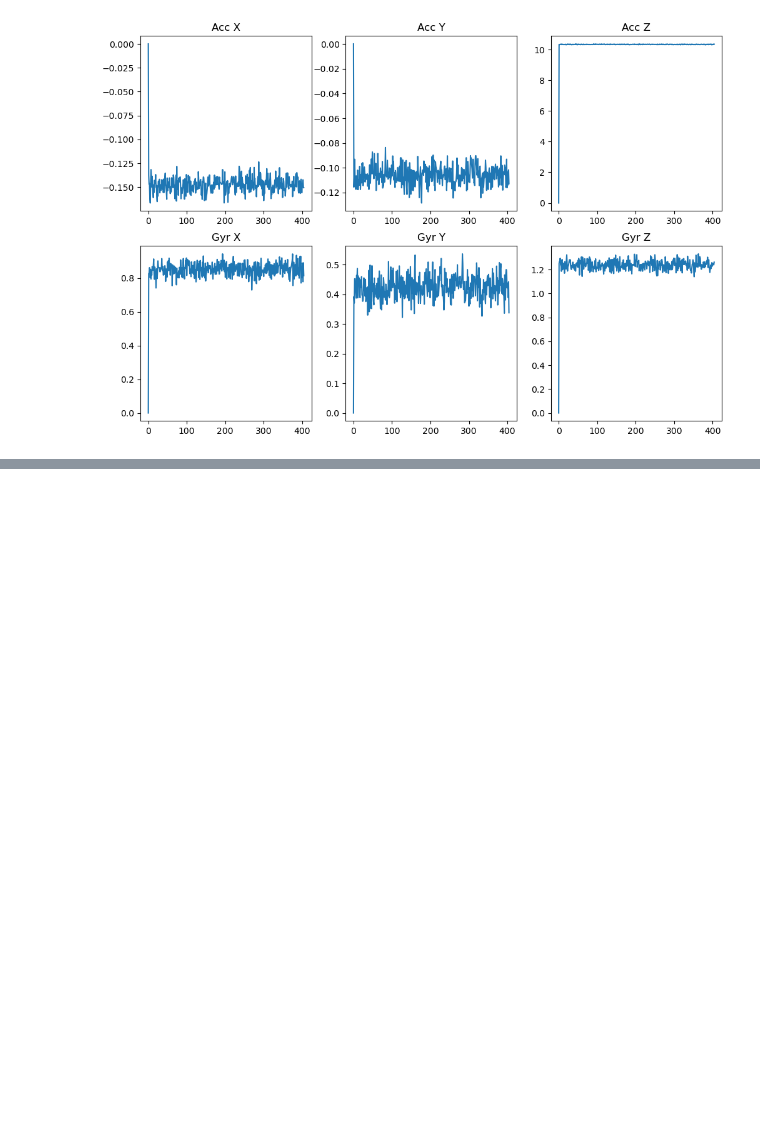
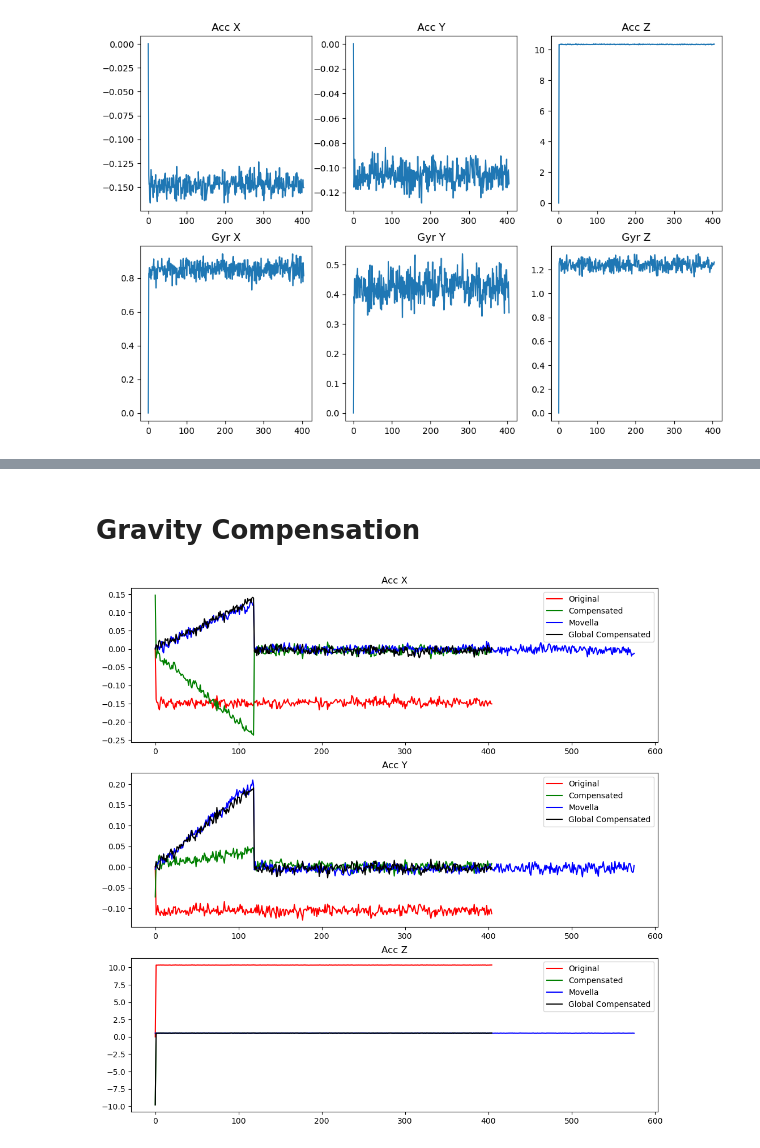
Before and after one commit to doertiboy/MasterStudy, a Jupyter notebook: Statistics.ipynb, the cells around one changed output, grey strips where cells are left out. Cells and saved outputs as stored; diff of their text form; code cells hidden in the pictures; blank space fills up the shorter version.

Commit message:
successfully implemented gravity compensation

```diff
--- a/Statistics.ipynb
+++ b/Statistics.ipynb
@@ -30,20 +25,16 @@ q = np.array([data["Quat_W"], data["Quat_X"], data["Quat_Y"], data["Quat_Z"]])
 free_acc = np.array([movella["FreeAcc_X"], movella["FreeAcc_Y"], movella["FreeAcc_Z"]])
 # %%
+# Plotting raw data
 fig, axs = plt.subplots(2, 3, figsize=(12, 8))
 plt.subplots_adjust(hspace=0.2)
-axs[0, 0].plot(ax)
-axs[0, 0].set_title('Acc X')
-axs[0, 1].plot(ay)
-axs[0, 1].set_title('Acc Y')
-axs[0, 2].plot(az)
-axs[0, 2].set_title('Acc Z')
 
-axs[1, 0].plot(gx)
-axs[1, 0].set_title('Gyr X')
-axs[1, 1].plot(gy)
-axs[1, 1].set_title('Gyr Y')
-axs[1, 2].plot(gz)
-axs[1, 2].set_title('Gyr Z')
+for i in range(3):
+    axs[0, i].plot(acc[i])
+    axs[0, i].set_title(f'Acc {["X", "Y", "Z"][i]}')
+
+    axs[1, i].plot(gyr[i])
+    axs[1, i].set_title(f'Gyr {["X", "Y", "Z"][i]}')
+
 plt.show()
 # %% [output]
 [figure]
@@ -137,0 +41,2 @@ plt.show()
+# %% [markdown]
+# Gravity Compensation
@@ -137,0 +81,47 @@ plt.show()
+# %%
+num = len(acc[0])
+quat = array2quat(q)
+acc_data = array2acc(acc)
+
+# Gravitation as array [x, y, z]
+g = np.array([0, 0, 9.81])
+
+# Create global matrix using quaternions
+acc_global = np.zeros((num, 3))
+for i in range(num):
+    # Quaternions to Rotation matrix
+    r = Rotation.from_quat(quat).as_matrix()
+    # Multiply R with measured acceleration
+    acc_global[i] = np.dot(r[i], acc_data[i])
+
+# Subtract gravitation from global acceleration
+acc_global_comp = acc_global - g
+
+# Rotate back to IMU frame
+acc_comp = np.zeros((num, 3))
+for i in range(num):
+    # Quaternions to Rotation matrix
+    r = Rotation.from_quat(quat).as_matrix()
+    # Multiply R with measured acceleration
+    acc_comp[i] = np.dot(r[i], acc_global_comp[i])
+
+# Convert for plotting
+acc_comp = acc2array(acc_comp)
+acc_global_comp = acc2array(acc_global_comp)
+
+# Plotting
+fig, axs = plt.subplots(3, 1, figsize=(12, 12))
+plt.subplots_adjust(hspace=0.2)
+
+# Plotting accelerometer data and compensated data
+for i in range(3):
+    axs[i].plot(acc[i], color='red', label='Original')
+    axs[i].plot(acc_comp[i], color='green', label='Compensated')
+    axs[i].plot(free_acc[i], color='blue', label='Movella')
+    axs[i].plot(acc_global_comp[i], color='black', label='Global Compensated')
+    axs[i].set_title(f'Acc {["X", "Y", "Z"][i]}')
+    axs[i].legend()
+
+plt.show()
+# %% [output]
+[figure, added]
```
Also changed, not shown: parts of 5 cells of this notebook.
